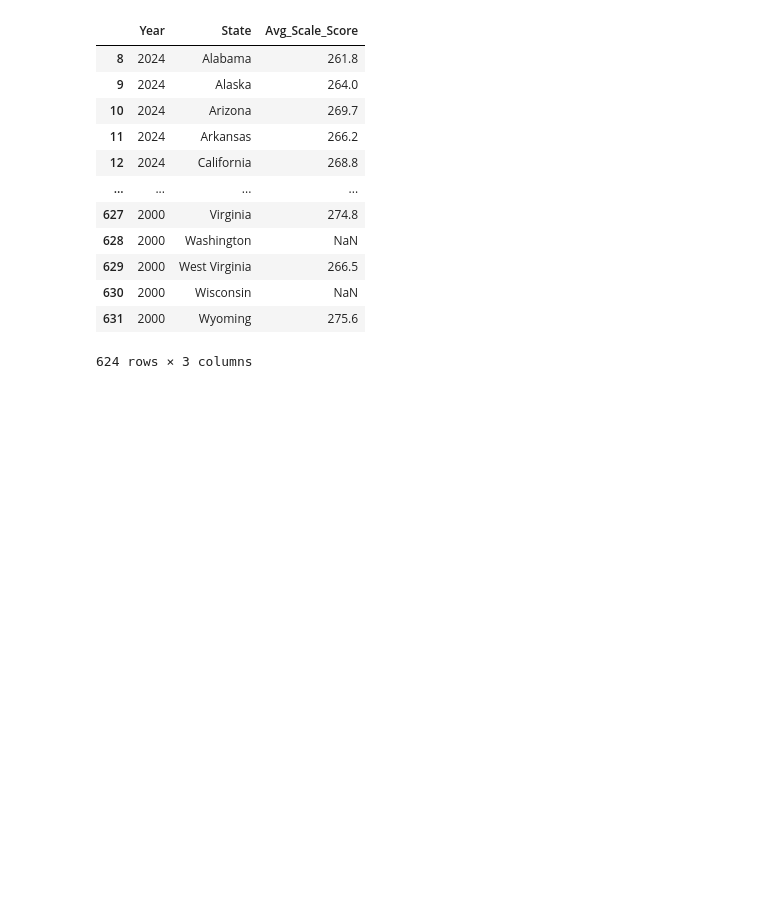
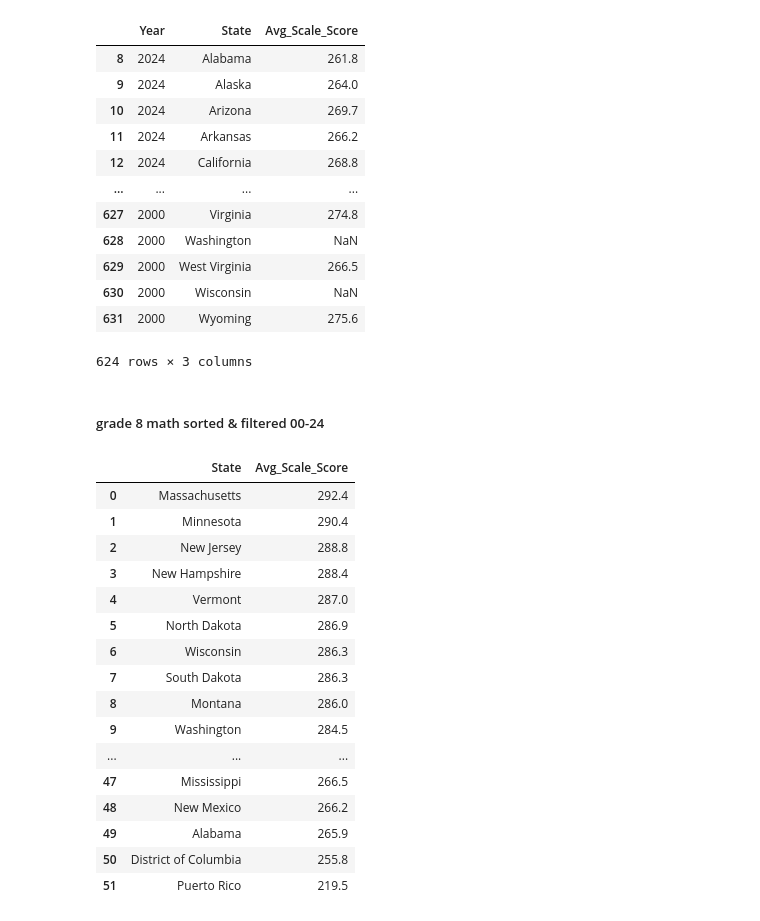
Before and after one commit to LeAnne-Velazquez/education_funding_and_student_outcomes, a Jupyter notebook: notebooks/naep_scores.ipynb, the cells around one changed output. Saved outputs shown, nothing was run; the diff lists cells and outputs as text; code cells hidden in the pictures; blank space fills up the shorter version.

```diff
--- a/notebooks/naep_scores.ipynb
+++ b/notebooks/naep_scores.ipynb
@@ -195,3 +303,37 @@ grade_8_math
 624 rows × 3 columns
 # %%
 grade_8_math.to_csv("../data/grade_8_math.csv", index=False)
+# %% [markdown]
+##### grade 8 math sorted & filtered 00-24
+# %%
+filtered_df = grade_8_math[(grade_8_math['Year'] >= 2000) & (grade_8_math['Year'] <= 2024)]
+
+
+avg_scores = (
+    filtered_df.groupby('State', as_index=False)['Avg_Scale_Score']
+    .mean()
+)
+
+avg_scores['Avg_Scale_Score'] = avg_scores['Avg_Scale_Score'].round(1)
+
+avg_8_math = avg_scores.sort_values(by='Avg_Scale_Score', ascending=False).reset_index(drop=True)
+# %%
+avg_8_math
+# %% [output]
+|  | State | Avg_Scale_Score |
+| 0 | Massachusetts | 292.4 |
+| 1 | Minnesota | 290.4 |
+| 2 | New Jersey | 288.8 |
+| 3 | New Hampshire | 288.4 |
+| 4 | Vermont | 287.0 |
+| 5 | North Dakota | 286.9 |
+| 6 | Wisconsin | 286.3 |
+| 7 | South Dakota | 286.3 |
+| 8 | Montana | 286.0 |
+| 9 | Washington | 284.5 |
+| ... | ... | ... |
+| 47 | Mississippi | 266.5 |
+| 48 | New Mexico | 266.2 |
+| 49 | Alabama | 265.9 |
+| 50 | District of Columbia | 255.8 |
+| 51 | Puerto Rico | 219.5 |
```
Also changed, not shown: parts of 15 cells of this notebook, 1 other file.
